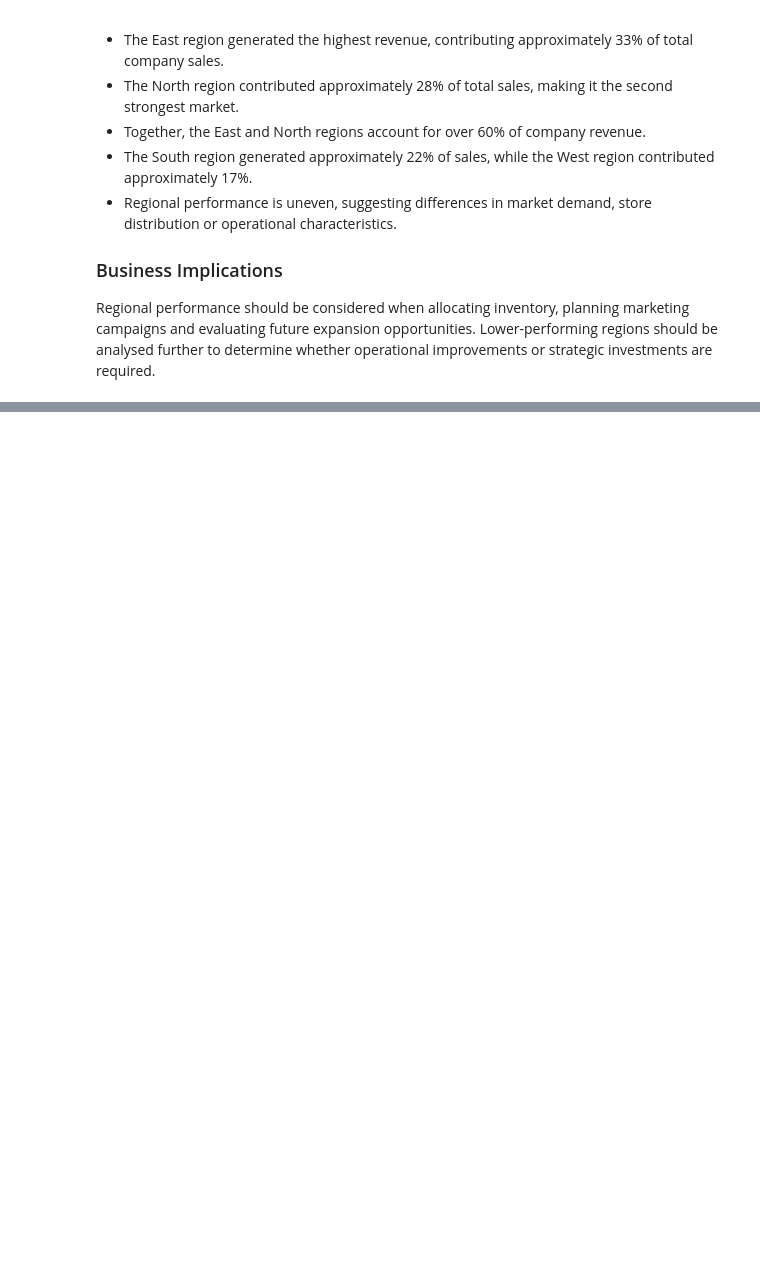
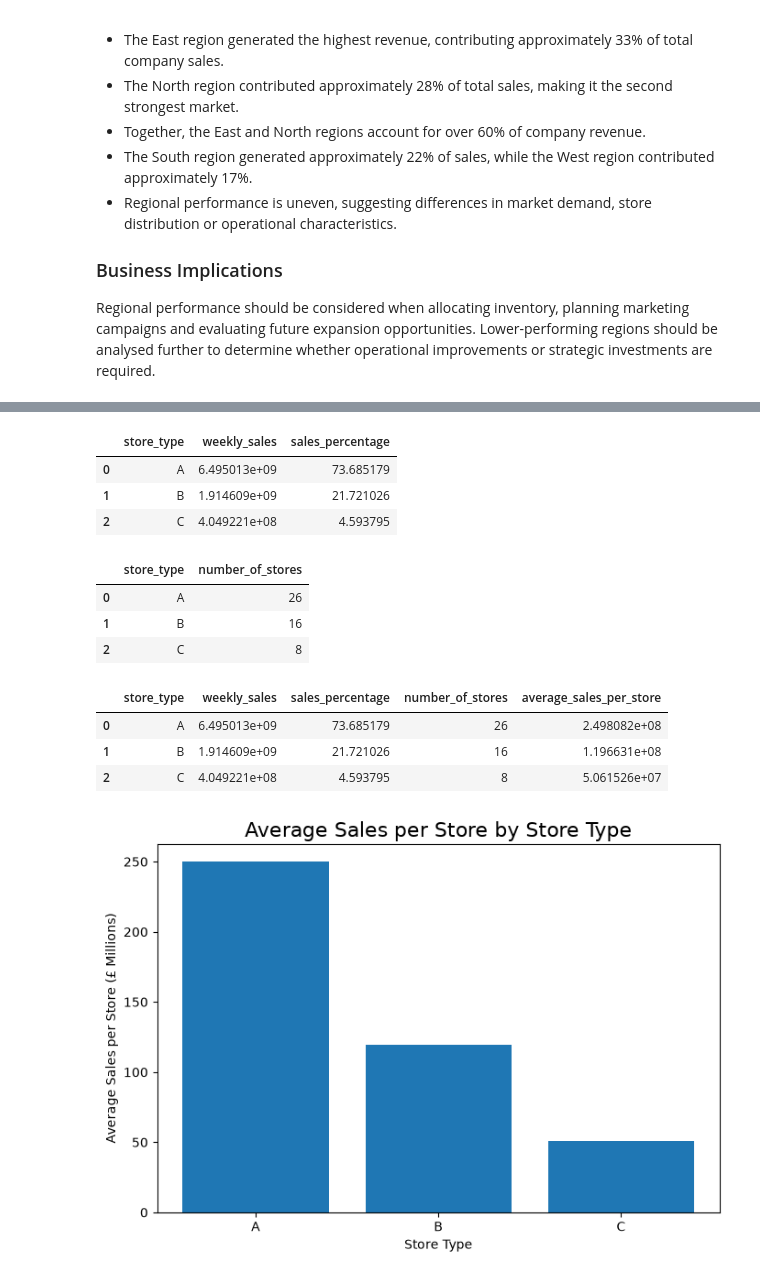
Before and after one commit to DevashishVidhate/Retail-Supply-Chain-Analytics, a Jupyter notebook: notebooks/EDA.ipynb, the cells around one changed output, grey strips where cells are left out. Drawn from its saved outputs; the diff is of its cells as text; code cells hidden in the pictures; blank space fills up the shorter version.

```diff
--- a/notebooks/EDA.ipynb
+++ b/notebooks/EDA.ipynb
@@ -1162,0 +1230,79 @@ Regional performance should be considered when allocating inventory, planning ma
+# %%
+# =====================================================
+# STORE TYPE CONTRIBUTION
+# =====================================================
+
+total_sales = store_type_sales["weekly_sales"].sum()
+
+store_type_sales["sales_percentage"] = (
+    store_type_sales["weekly_sales"] / total_sales
+) * 100
+
+display(store_type_sales)
+# %% [output]
+|  | store_type | weekly_sales | sales_percentage |
+| 0 | A | 6.495013e+09 | 73.685179 |
+| 1 | B | 1.914609e+09 | 21.721026 |
+| 2 | C | 4.049221e+08 | 4.593795 |
+# %%
+# =====================================================
+# NUMBER OF STORES BY STORE TYPE
+# =====================================================
+
+store_type_count = (
+    stores
+    .groupby("store_type")
+    .size()
+    .reset_index(name="number_of_stores")
+)
+
+display(store_type_count)
+# %% [output]
+|  | store_type | number_of_stores |
+| 0 | A | 26 |
+| 1 | B | 16 |
+| 2 | C | 8 |
+# %%
+# =====================================================
+# AVERAGE SALES PER STORE TYPE
+# =====================================================
+
+store_type_summary = store_type_sales.merge(
+    store_type_count,
+    on="store_type"
+)
+
+store_type_summary["average_sales_per_store"] = (
+    store_type_summary["weekly_sales"] /
+    store_type_summary["number_of_stores"]
+)
+
+display(store_type_summary)
+# %% [output]
+|  | store_type | weekly_sales | sales_percentage | number_of_stores | average_sales_per_store |
+| 0 | A | 6.495013e+09 | 73.685179 | 26 | 2.498082e+08 |
+| 1 | B | 1.914609e+09 | 21.721026 | 16 | 1.196631e+08 |
+| 2 | C | 4.049221e+08 | 4.593795 | 8 | 5.061526e+07 |
+# %%
+# =====================================================
+# AVERAGE SALES PER STORE TYPE
+# =====================================================
+
+plt.figure(figsize=(7, 5))
+
+plt.bar(
+    store_type_summary["store_type"],
+    store_type_summary["average_sales_per_store"] / 1_000_000
+)
+
+plt.title("Average Sales per Store by Store Type", fontsize=16)
+
+plt.xlabel("Store Type")
+
+plt.ylabel("Average Sales per Store (£ Millions)")
+
+plt.tight_layout()
+
+plt.show()
+# %% [output]
+[figure, added]
```
Also changed, not shown: parts of 23 cells of this notebook.
